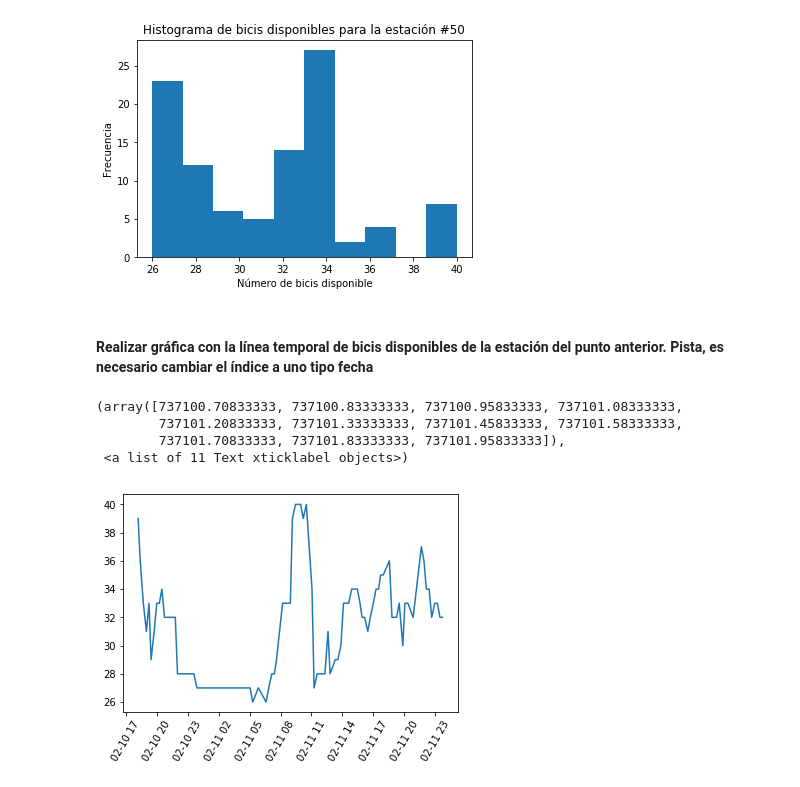
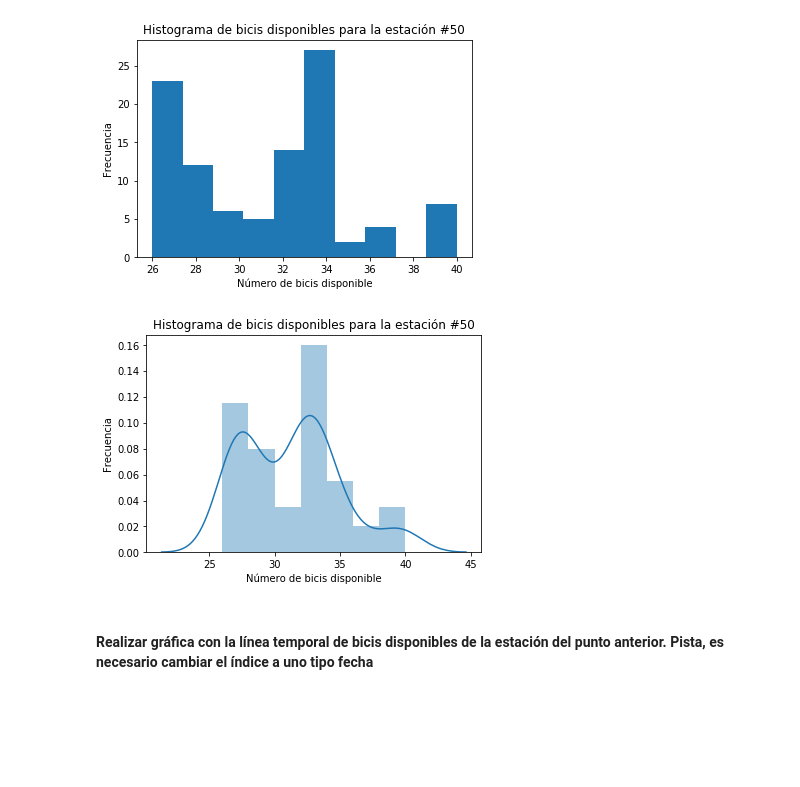
Before and after one commit to cposada8/master_ia, a Jupyter notebook: 1 introducción a python/actividades/actividad_2/solucion_actividad_2.ipynb, the cells around one changed output. Cells and saved outputs as stored; diff of their text form; code cells hidden in the pictures; blank space fills up the shorter version.

```diff
--- a/1 introducción a python/actividades/actividad_2/solucion_actividad_2.ipynb
+++ b/1 introducción a python/actividades/actividad_2/solucion_actividad_2.ipynb
@@ -340,11 +424,11 @@ max_station_df_sorted = max_station_df.sort_values("updated")
+# %%
+# Miremos la distribución empírica que seguiría este histograma
+sns.distplot(max_station_df.available)
+plt.title(f"Histograma de bicis disponibles para la estación #{max_station}")
+plt.xlabel("Número de bicis disponible")
+plt.ylabel("Frecuencia")
+plt.show()
+# %% [output]
+[figure, added]
 # %% [markdown]
 #### Realizar gráfica con la línea temporal de bicis disponibles de la estación del punto anterior. Pista, es necesario cambiar el índice a uno tipo fecha
-# %%
-plt.plot(max_station_df_sorted["updated"], max_station_df_sorted["available"])
-plt.xticks(rotation=60)
-# %% [output]
-(array([737100.70833333, 737100.83333333, 737100.95833333, 737101.08333333,
-        737101.20833333, 737101.33333333, 737101.45833333, 737101.58333333,
-        737101.70833333, 737101.83333333, 737101.95833333]),
- <a list of 11 Text xticklabel objects>)
-[figure, removed]
```
Also changed, not shown: parts of 29 cells of this notebook, 2 other files.
